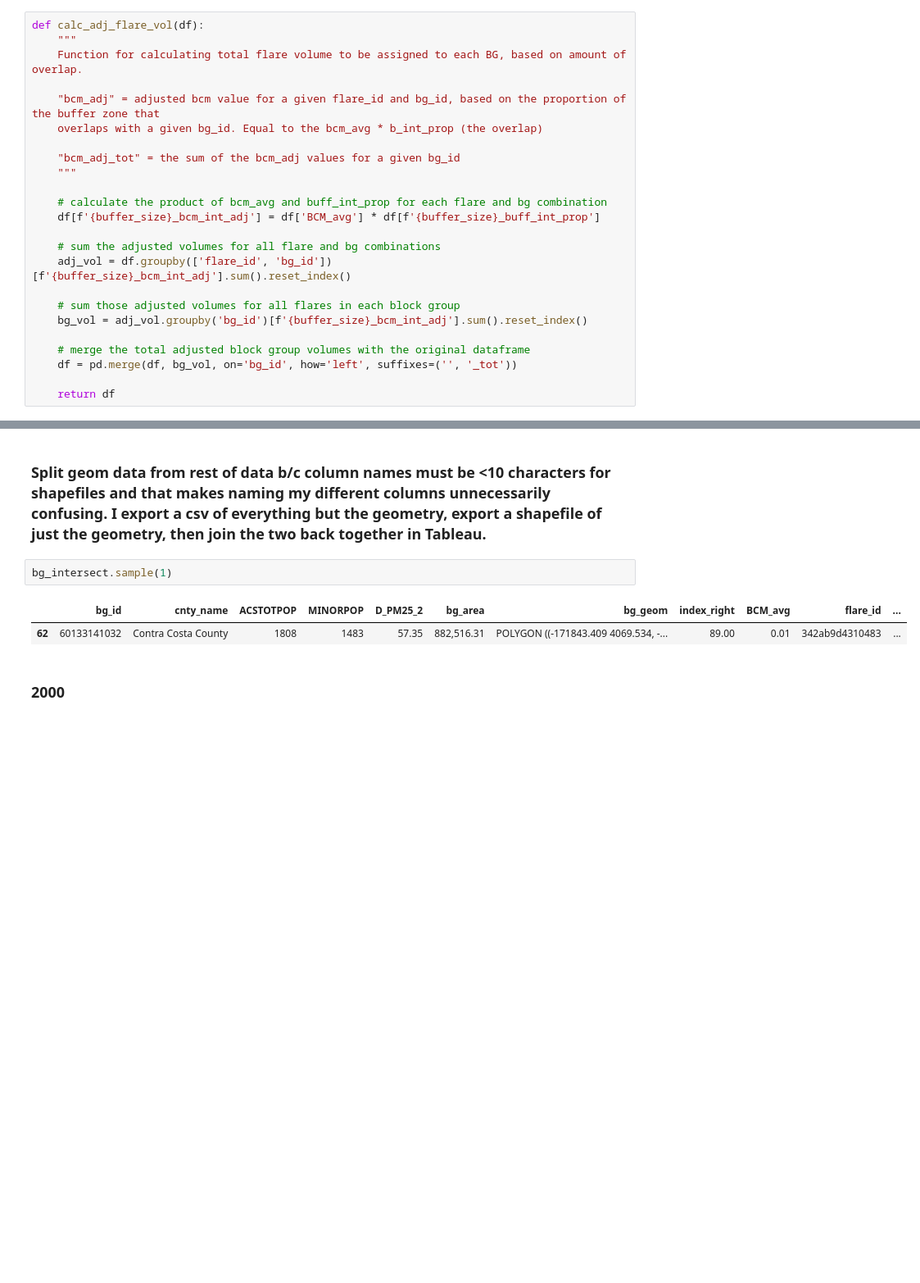
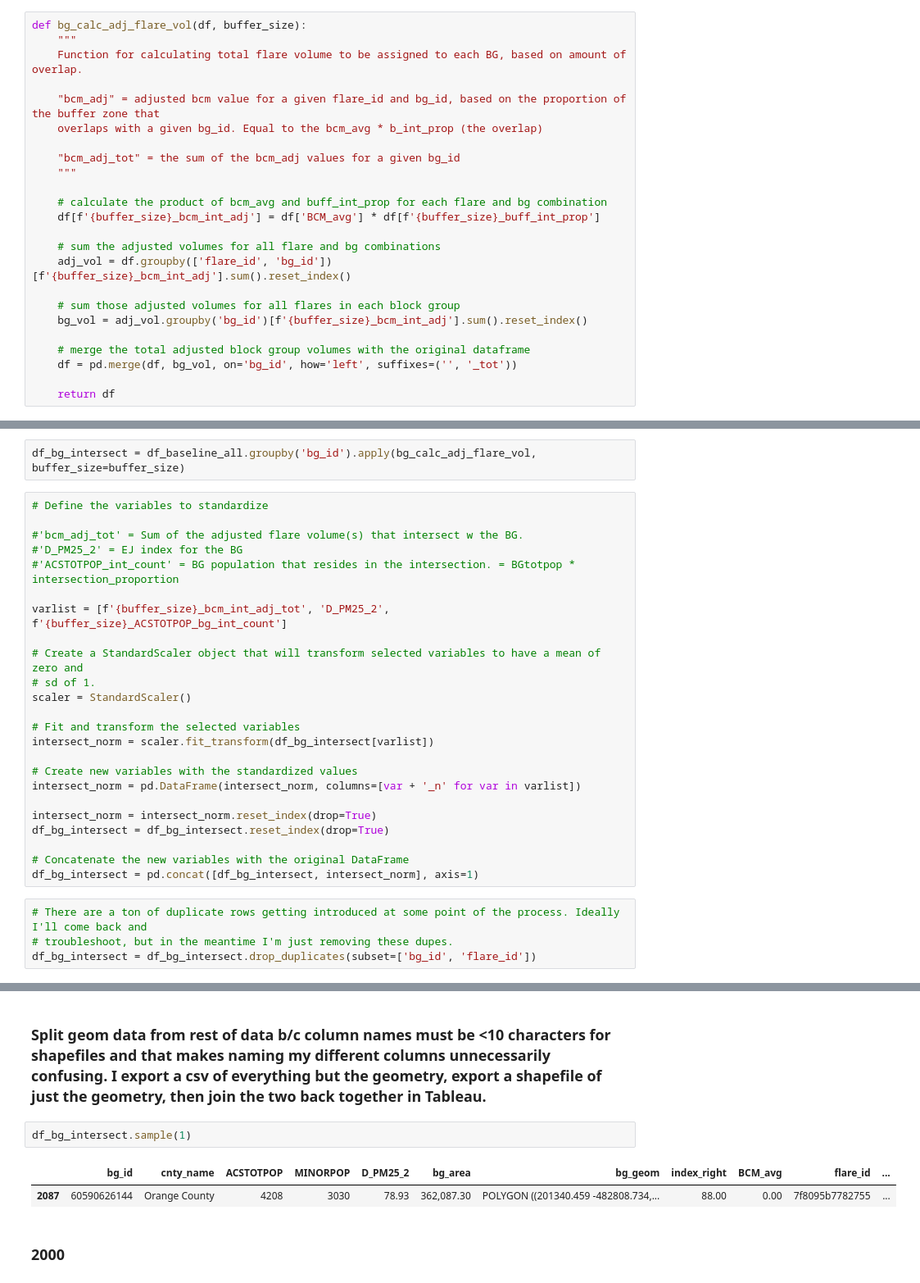
Before and after one commit to natebendermontana/capstone_rmi, a Jupyter notebook: bg_flare_impact.ipynb, the cells around one changed output, grey strips where cells are left out. Shown: that part at 82% size. Cells and saved outputs as stored; diff of their text form; blank space fills up the shorter version.

```diff
--- a/bg_flare_impact.ipynb
+++ b/bg_flare_impact.ipynb
@@ -295,7 +286,7 @@ EJ index and total population in the intersection(s) are already encoded at the
 
 Flare volume needs to multiplied by the proportion of the flare's buffer zone that resides in a BG, and then all (in the case of multiple flares in a BG) adjusted flare volumes summed up to generate a variable for total flare volume a BG is exposed to.
 # %%
-def calc_adj_flare_vol(df):
+def bg_calc_adj_flare_vol(df, buffer_size):
     """
     Function for calculating total flare volume to be assigned to each BG, based on amount of overlap.
 
@@ -366,0 +312,30 @@ bg_intersect = pd.concat([bg_intersect, intersect_norm], axis=1)
+# %%
+df_bg_intersect = df_baseline_all.groupby('bg_id').apply(bg_calc_adj_flare_vol, buffer_size=buffer_size)
+# %%
+# Define the variables to standardize
+
+#'bcm_adj_tot' = Sum of the adjusted flare volume(s) that intersect w the BG.
+#'D_PM25_2' = EJ index for the BG
+#'ACSTOTPOP_int_count' = BG population that resides in the intersection. = BGtotpop * intersection_proportion
+
+varlist = [f'{buffer_size}_bcm_int_adj_tot', 'D_PM25_2', f'{buffer_size}_ACSTOTPOP_bg_int_count']
+
+# Create a StandardScaler object that will transform selected variables to have a mean of zero and
+# sd of 1.
+scaler = StandardScaler()
+
+# Fit and transform the selected variables
+intersect_norm = scaler.fit_transform(df_bg_intersect[varlist])
+
+# Create new variables with the standardized values
+intersect_norm = pd.DataFrame(intersect_norm, columns=[var + '_n' for var in varlist])
+
+intersect_norm = intersect_norm.reset_index(drop=True)
+df_bg_intersect = df_bg_intersect.reset_index(drop=True)
+
+# Concatenate the new variables with the original DataFrame
+df_bg_intersect = pd.concat([df_bg_intersect, intersect_norm], axis=1)
+# %%
+# There are a ton of duplicate rows getting introduced at some point of the process. Ideally I'll come back and
+# troubleshoot, but in the meantime I'm just removing these dupes.
+df_bg_intersect = df_bg_intersect.drop_duplicates(subset=['bg_id', 'flare_id'])
@@ -377,10 +359,10 @@ filtered_df[['BCM_avg', f'{buffer_size}_bcm_int_adj', f'{buffer_size}_bcm_int_ad
 # %% [markdown]
 ### Split geom data from rest of data b/c column names must be <10 characters for shapefiles and that makes naming my different columns unnecessarily confusing. I export a csv of everything but the geometry, export a shapefile of just the geometry, then join the two back together in Tableau.
 # %%
-bg_intersect.sample(1)
+df_bg_intersect.sample(1)
 # %% [output]
 |  | bg_id | cnty_name | ACSTOTPOP | MINORPOP | D_PM25_2 | bg_area | bg_geom | index_right | BCM_avg | flare_id | ... |
-| 62 | 60133141032 | Contra Costa County | 1808 | 1483 | 57.35 | 882,516.31 | POLYGON ((-171843.409 4069.534, -... | 89.00 | 0.01 | 342ab9d4310483 | ... |
+| 2087 | 60590626144 | Orange County | 4208 | 3030 | 78.93 | 362,087.30 | POLYGON ((201340.459 -482808.734,... | 88.00 | 0.00 | 7f8095b7782755 | ... |
 # %% [markdown]
 ### 2000
 # %%
```
Also changed, not shown: parts of 65 cells of this notebook.
